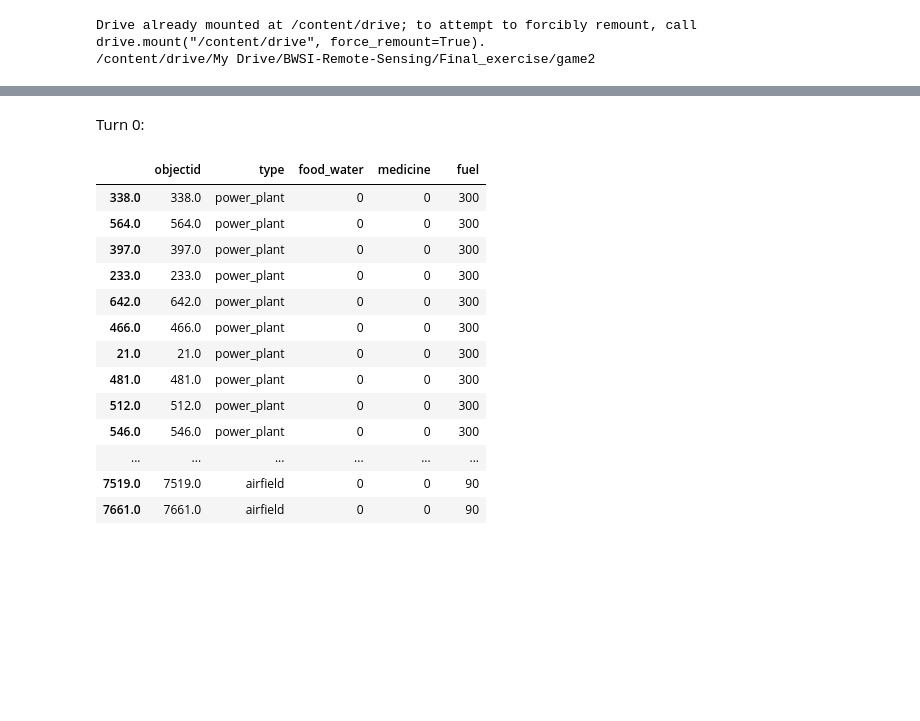
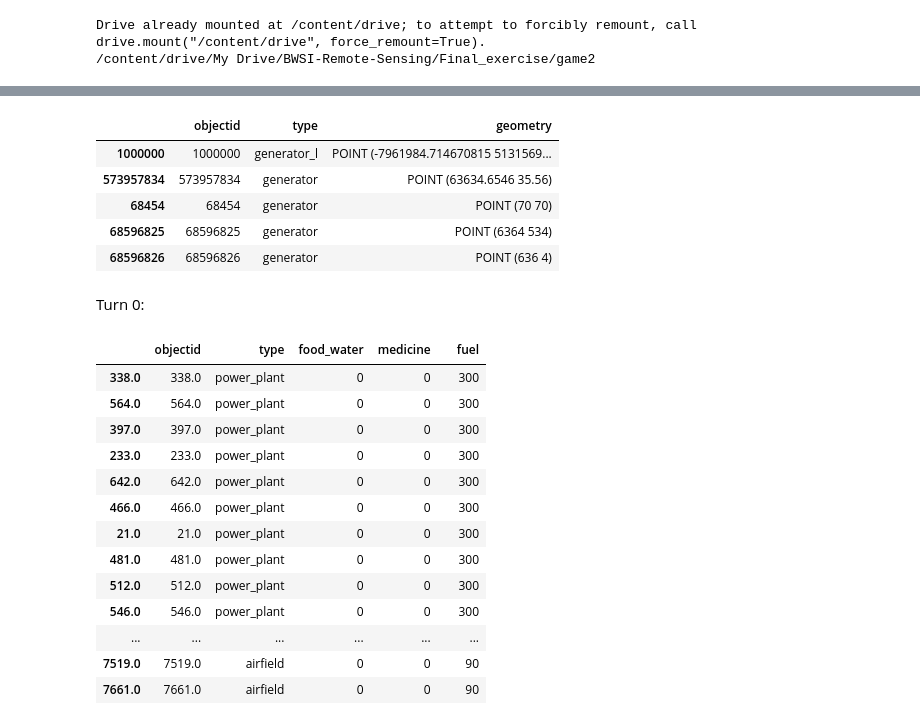
Before and after one commit to bwsi-hadr/2019-student-final-exercise, a Jupyter notebook: Logistics_output_files_for_turns.ipynb, the cells around one changed output, grey strips where cells are left out. Cells and saved outputs as stored; diff of their text form; code cells hidden in the pictures; blank space fills up the shorter version.

```diff
--- a/Logistics_output_files_for_turns.ipynb
+++ b/Logistics_output_files_for_turns.ipynb
@@ -187,0 +313,9 @@ def main():
+# %%
+deploy_asset
+# %% [output]
+|  | objectid | type | geometry |
+| 1000000 | 1000000 | generator_l | POINT (-7961984.714670815 5131569... |
+| 573957834 | 573957834 | generator | POINT (63634.6546 35.56) |
+| 68454 | 68454 | generator | POINT (70 70) |
+| 68596825 | 68596825 | generator | POINT (6364 534) |
+| 68596826 | 68596826 | generator | POINT (636 4) |
```
Also changed, not shown: parts of 5 cells of this notebook.
